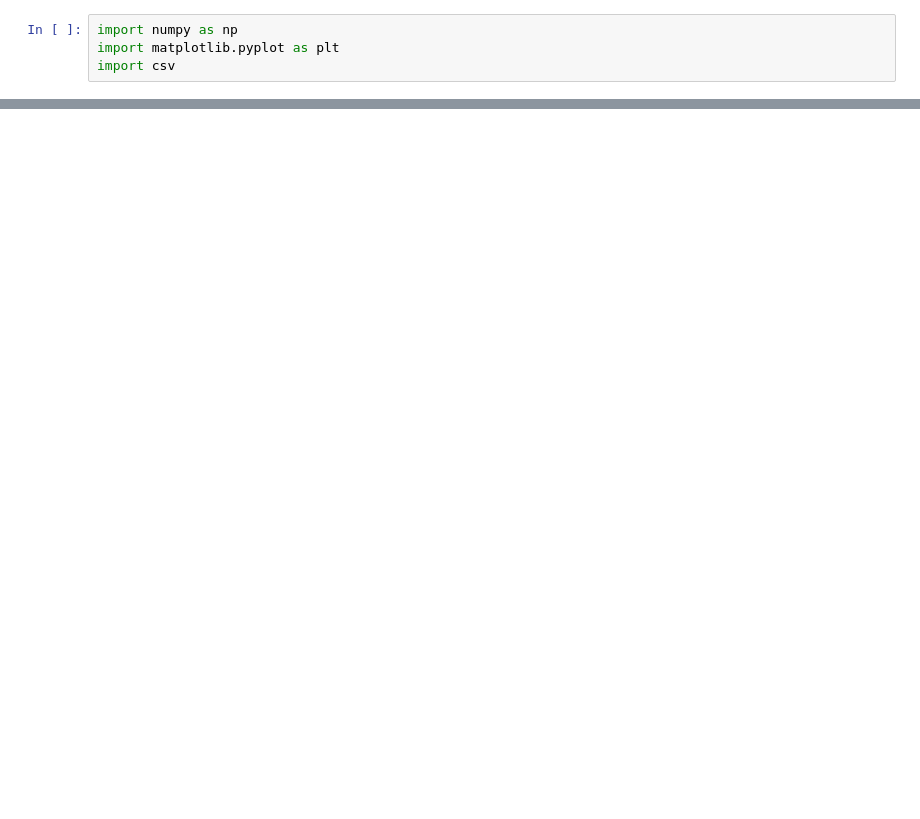
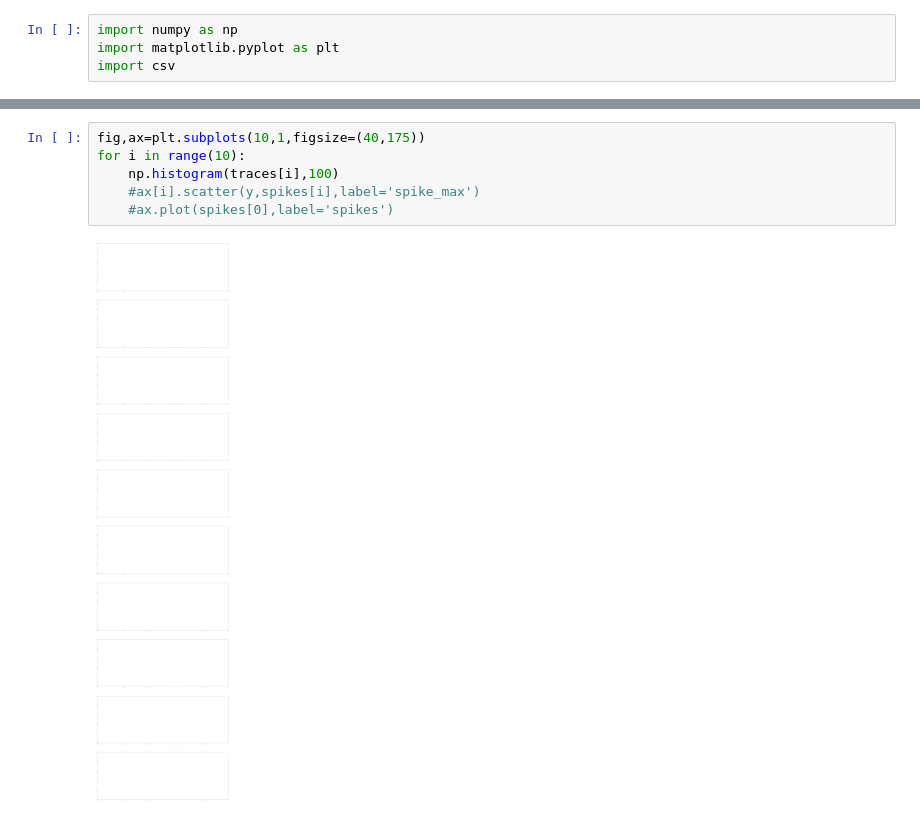
Before and after one commit to ulgenklc/Calcium, a Jupyter notebook: baby_analysis/trace_ex.ipynb, the cells around one changed output, grey strips where cells are left out. Cells and saved outputs as stored; diff of their text form; blank space fills up the shorter version.

```diff
--- a/baby_analysis/trace_ex.ipynb
+++ b/baby_analysis/trace_ex.ipynb
@@ -43,0 +48,8 @@ plt.plot(traces[0])
+# %%
+fig,ax=plt.subplots(10,1,figsize=(40,175))
+for i in range(10):
+    np.histogram(traces[i],100)
+    #ax[i].scatter(y,spikes[i],label='spike_max')
+    #ax.plot(spikes[0],label='spikes')
+# %% [output]
+[figure, added]
```
Also changed, not shown: parts of 4 cells of this notebook.
